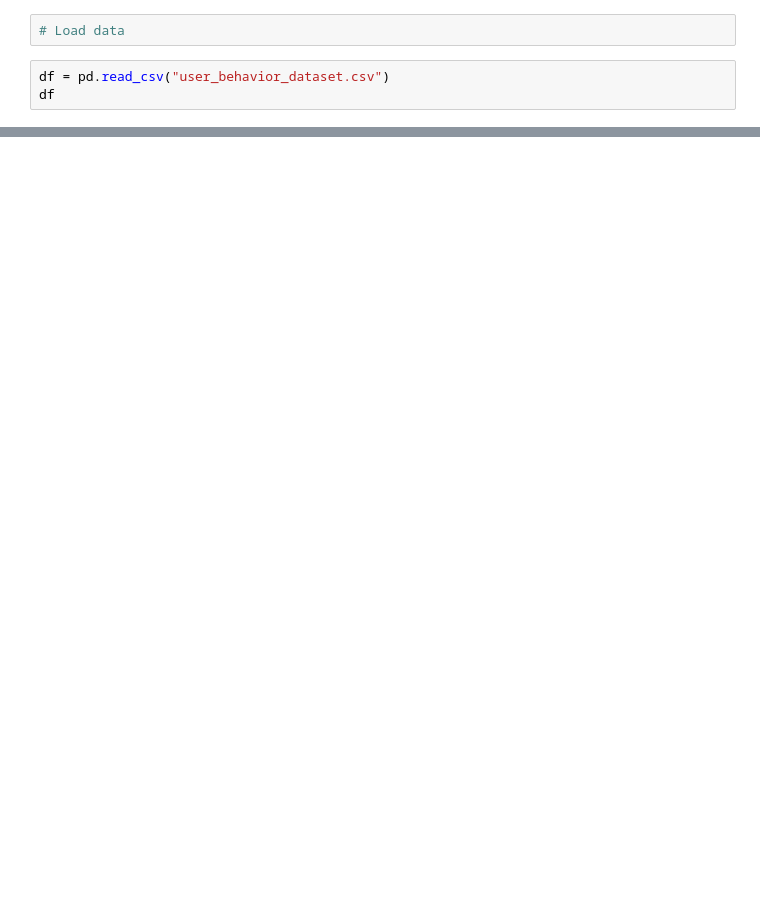
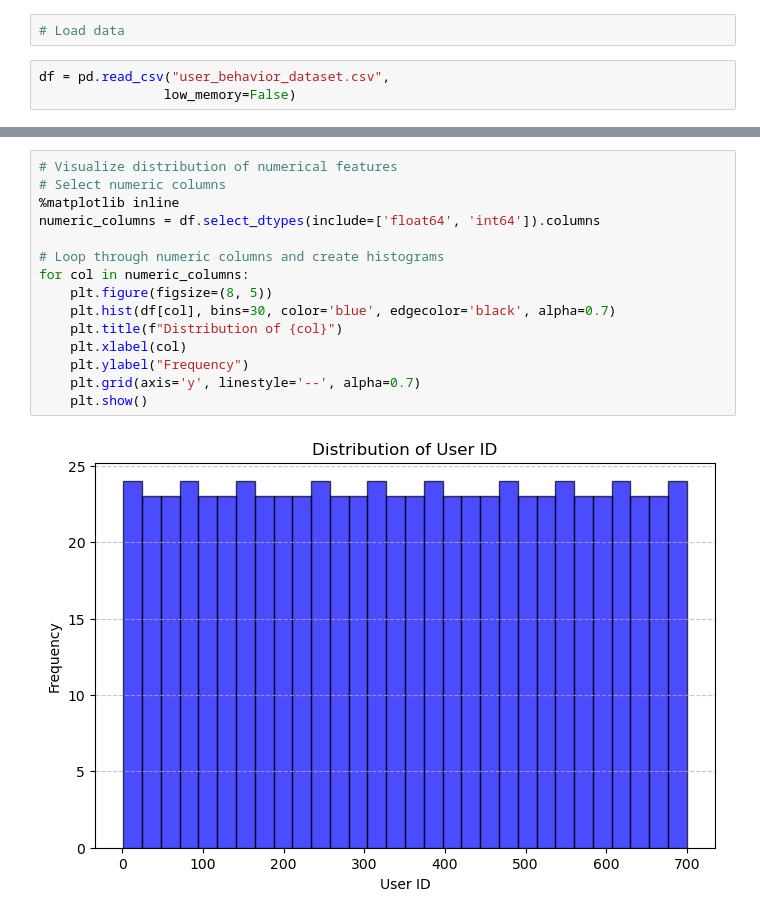
Before and after one commit to chingu-voyages/v52-tier2-team-27, a Jupyter notebook: mobile-device-usage-and-user-behavior-project.ipynb, the cells around one changed output, grey strips where cells are left out. Cells and saved outputs as stored; diff of their text form; blank space fills up the shorter version.

```diff
--- a/mobile-device-usage-and-user-behavior-project.ipynb
+++ b/mobile-device-usage-and-user-behavior-project.ipynb
@@ -6,5 +29,5 @@ import sklearn
 # %%
 # Load data
 # %%
-df = pd.read_csv("user_behavior_dataset.csv")
-df
+df = pd.read_csv("user_behavior_dataset.csv",
+                low_memory=False)
@@ -24,0 +129,17 @@ df
+# %%
+# Visualize distribution of numerical features
+# Select numeric columns
+%matplotlib inline
+numeric_columns = df.select_dtypes(include=['float64', 'int64']).columns
+
+# Loop through numeric columns and create histograms
+for col in numeric_columns:
+    plt.figure(figsize=(8, 5))
+    plt.hist(df[col], bins=30, color='blue', edgecolor='black', alpha=0.7)
+    plt.title(f"Distribution of {col}")
+    plt.xlabel(col)
+    plt.ylabel("Frequency")
+    plt.grid(axis='y', linestyle='--', alpha=0.7)
+    plt.show()
+# %% [output]
+[figure, added]
```
Also changed, not shown: parts of 24 cells of this notebook.
